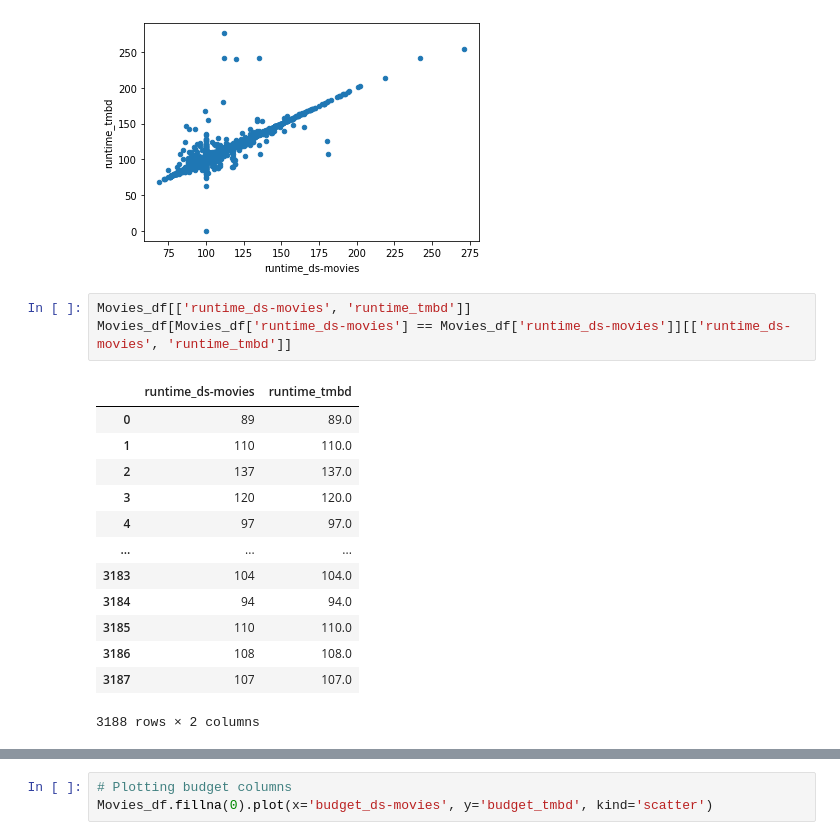
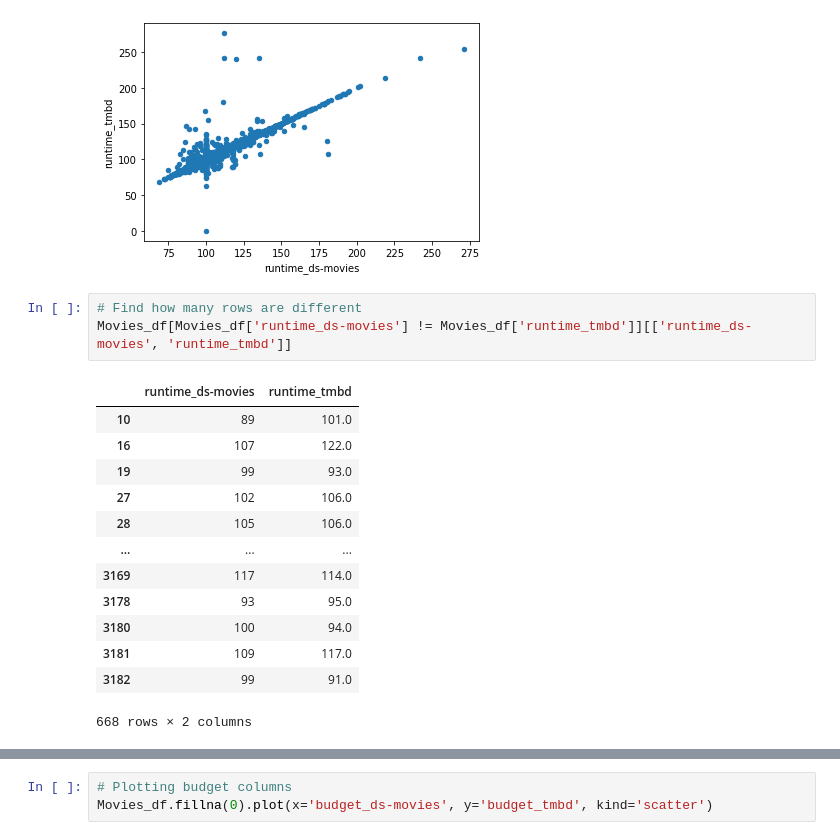
Before and after one commit to Daniel-Schroeder15/Movies_project, a Jupyter notebook: Final_Project_GroupC_DataClean.ipynb, the cells around one changed output, grey strips where cells are left out. Drawn from its saved outputs; the diff is of its cells as text.

```diff
--- a/Final_Project_GroupC_DataClean.ipynb
+++ b/Final_Project_GroupC_DataClean.ipynb
@@ -211,19 +213,19 @@ Movies_df.fillna(0).plot(x='runtime_ds-movies', y='runtime_tmbd', kind='scatter'
 <matplotlib.axes._subplots.AxesSubplot at 0x...>
 [figure]
 # %%
-Movies_df[['runtime_ds-movies', 'runtime_tmbd']]
-Movies_df[Movies_df['runtime_ds-movies'] == Movies_df['runtime_ds-movies']][['runtime_ds-movies', 'runtime_tmbd']]
+# Find how many rows are different
+Movies_df[Movies_df['runtime_ds-movies'] != Movies_df['runtime_tmbd']][['runtime_ds-movies', 'runtime_tmbd']]
 # %% [output]
 |  | runtime_ds-movies | runtime_tmbd |
-| 0 | 89 | 89.0 |
-| 1 | 110 | 110.0 |
-| 2 | 137 | 137.0 |
-| 3 | 120 | 120.0 |
-| 4 | 97 | 97.0 |
+| 10 | 89 | 101.0 |
+| 16 | 107 | 122.0 |
+| 19 | 99 | 93.0 |
+| 27 | 102 | 106.0 |
+| 28 | 105 | 106.0 |
 | ... | ... | ... |
-| 3183 | 104 | 104.0 |
-| 3184 | 94 | 94.0 |
-| 3185 | 110 | 110.0 |
-| 3186 | 108 | 108.0 |
-| 3187 | 107 | 107.0 |
+| 3169 | 117 | 114.0 |
+| 3178 | 93 | 95.0 |
+| 3180 | 100 | 94.0 |
+| 3181 | 109 | 117.0 |
+| 3182 | 99 | 91.0 |
-3188 rows × 2 columns
+668 rows × 2 columns
```
Also changed, not shown: parts of 14 cells of this notebook, 1 other file.
